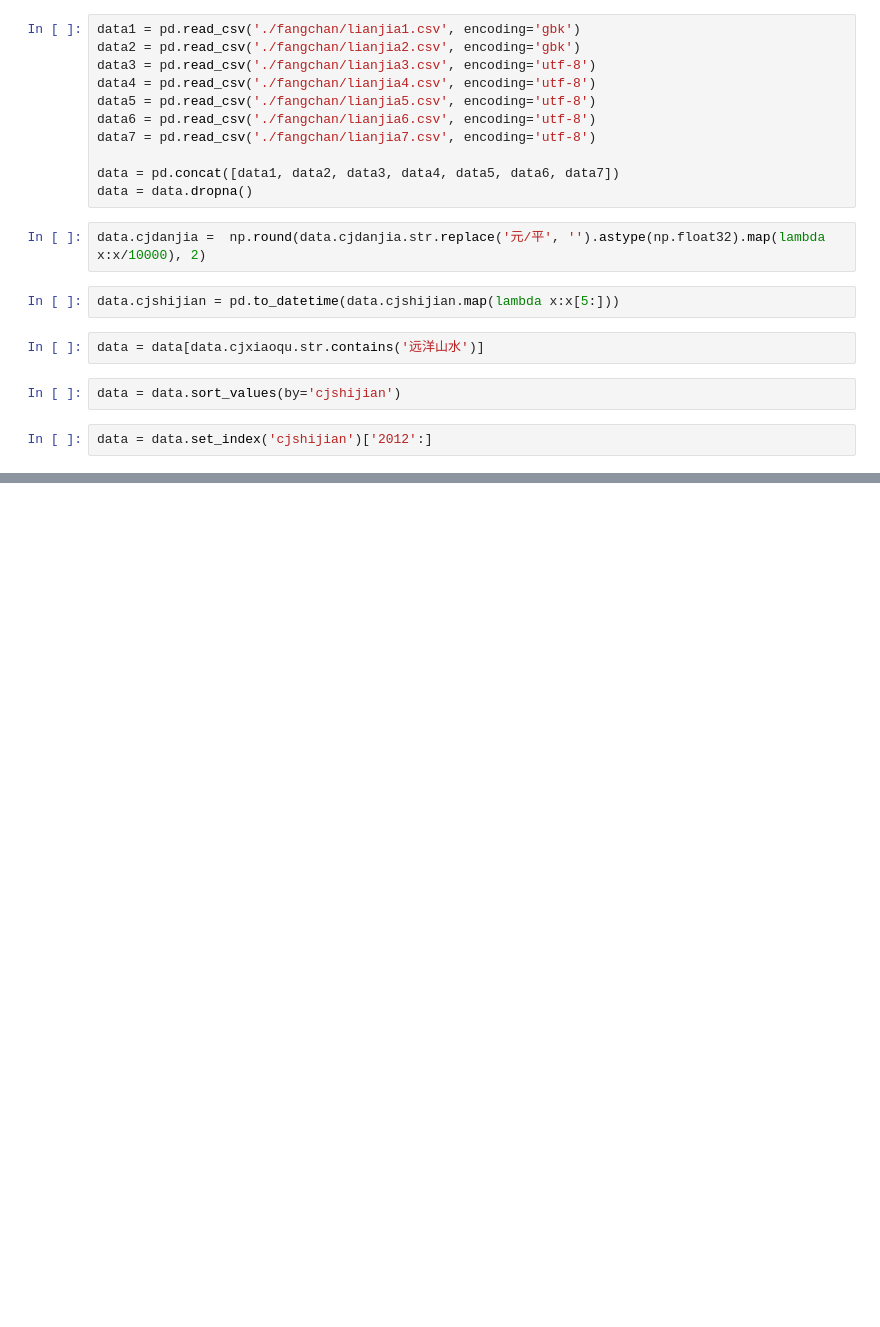
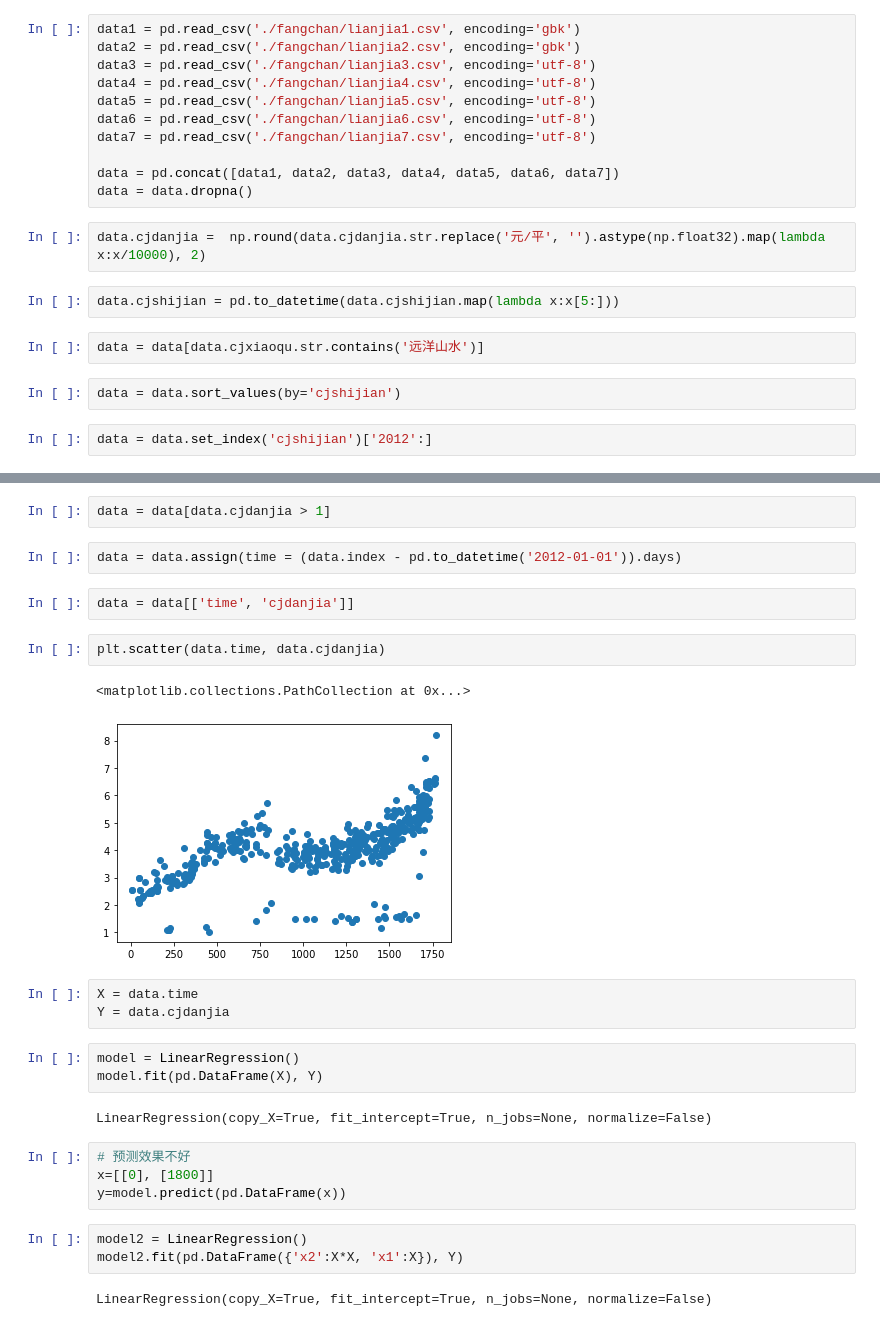
Before and after one commit to Rephilo/dataAnalysisCourse, a Jupyter notebook: course/ch.10/less52.ipynb, the cells around one changed output, grey strips where cells are left out. Saved outputs shown, nothing was run; the diff lists cells and outputs as text; blank space fills up the shorter version.

```diff
--- a/course/ch.10/less52.ipynb
+++ b/course/ch.10/less52.ipynb
@@ -35,0 +34,28 @@ To register the converters:
+# %%
+data = data[data.cjdanjia > 1]
+# %%
+data = data.assign(time = (data.index - pd.to_datetime('2012-01-01')).days)
+# %%
+data = data[['time', 'cjdanjia']]
+# %%
+plt.scatter(data.time, data.cjdanjia)
+# %% [output]
+<matplotlib.collections.PathCollection at 0x...>
+[figure, added]
+# %%
+X = data.time
+Y = data.cjdanjia
+# %%
+model = LinearRegression()
+model.fit(pd.DataFrame(X), Y)
+# %% [output]
+LinearRegression(copy_X=True, fit_intercept=True, n_jobs=None, normalize=False)
+# %%
+# 预测效果不好
+x=[[0], [1800]]
+y=model.predict(pd.DataFrame(x))
+# %%
+model2 = LinearRegression()
+model2.fit(pd.DataFrame({'x2':X*X, 'x1':X}), Y)
+# %% [output]
+LinearRegression(copy_X=True, fit_intercept=True, n_jobs=None, normalize=False)
```
Also changed, not shown: parts of 11 cells of this notebook.
